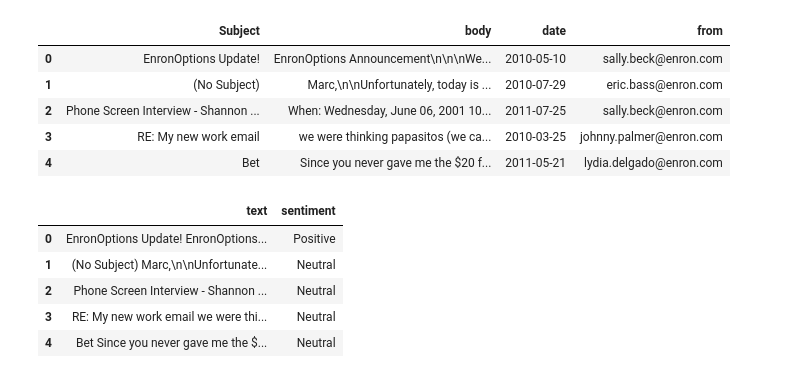
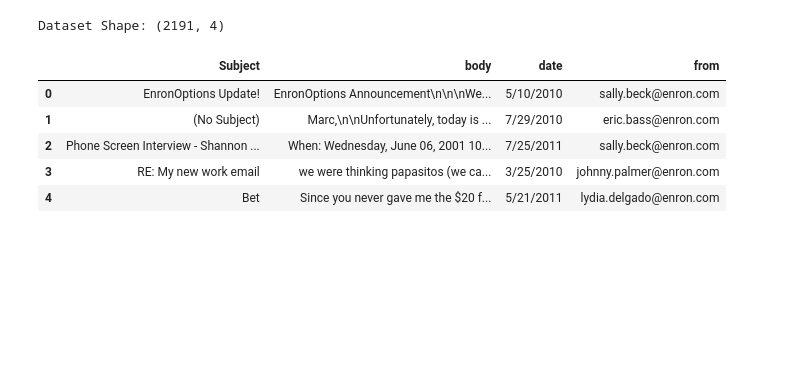
Before and after one commit to Ansh701/Ai-Project-Submission, a Jupyter notebook: main.ipynb, the cells around one changed output. Saved outputs shown, nothing was run; the diff lists cells and outputs as text; code cells hidden in the pictures; blank space fills up the shorter version.

```diff
--- a/main.ipynb
+++ b/main.ipynb
@@ -1,47 +8,30 @@
 # %%
+# 📌 Step 1: Project Setup & Dataset Loading
+
+# Importing libraries
 import pandas as pd
 import numpy as np
 import matplotlib.pyplot as plt
 import seaborn as sns
-from textblob import TextBlob
-from sklearn.linear_model import LinearRegression
-from sklearn.preprocessing import LabelEncoder
-import datetime
+import re
+import os
+from datetime import datetime
 
+# Display settings
+pd.set_option('display.max_colwidth', None)
+sns.set(style='whitegrid')
+
+# Load dataset
 df = pd.read_csv("test(in).csv")
 
-df['date'] = pd.to_datetime(df['date'], errors='coerce')
-
+# Display basic info
+print("Dataset Shape:", df.shape)
 df.head()
 # %% [output]
+Dataset Shape: (2191, 4)
 |  | Subject | body | date | from |
-| 0 | EnronOptions Update! | EnronOptions Announcement\n\n\nWe... | 2010-05-10 | sally.beck@enron.com |
-| 1 | (No Subject) | Marc,\n\nUnfortunately, today is ... | 2010-07-29 | eric.bass@enron.com |
-| 2 | Phone Screen Interview - Shannon ... | When: Wednesday, June 06, 2001 10... | 2011-07-25 | sally.beck@enron.com |
-| 3 | RE: My new work email | we were thinking papasitos (we ca... | 2010-03-25 | johnny.palmer@enron.com |
-| 4 | Bet | Since you never gave me the $20 f... | 2011-05-21 | lydia.delgado@enron.com |
+| 0 | EnronOptions Update! | EnronOptions Announcement\n\n\nWe... | 5/10/2010 | sally.beck@enron.com |
+| 1 | (No Subject) | Marc,\n\nUnfortunately, today is ... | 7/29/2010 | eric.bass@enron.com |
+| 2 | Phone Screen Interview - Shannon ... | When: Wednesday, June 06, 2001 10... | 7/25/2011 | sally.beck@enron.com |
+| 3 | RE: My new work email | we were thinking papasitos (we ca... | 3/25/2010 | johnny.palmer@enron.com |
+| 4 | Bet | Since you never gave me the $20 f... | 5/21/2011 | lydia.delgado@enron.com |
-# %%
-# Combine subject and body for analysis
-df['text'] = df['Subject'].fillna('') + ' ' + df['body'].fillna('')
-
-# Function to get sentiment polarity and label
-def get_sentiment(text):
-    analysis = TextBlob(text)
-    polarity = analysis.sentiment.polarity
-    if polarity > 0.1:
-        return 'Positive'
-    elif polarity < -0.1:
-        return 'Negative'
-    else:
-        return 'Neutral'
-
-# Apply sentiment labeling
-df['sentiment'] = df['text'].apply(get_sentiment)
-df[['text', 'sentiment']].head()
-# %% [output]
-|  | text | sentiment |
-| 0 | EnronOptions Update! EnronOptions... | Positive |
-| 1 | (No Subject) Marc,\n\nUnfortunate... | Neutral |
-| 2 | Phone Screen Interview - Shannon ... | Neutral |
-| 3 | RE: My new work email we were thi... | Neutral |
-| 4 | Bet Since you never gave me the $... | Neutral |
```
Also changed, not shown: parts of 18 cells of this notebook.
